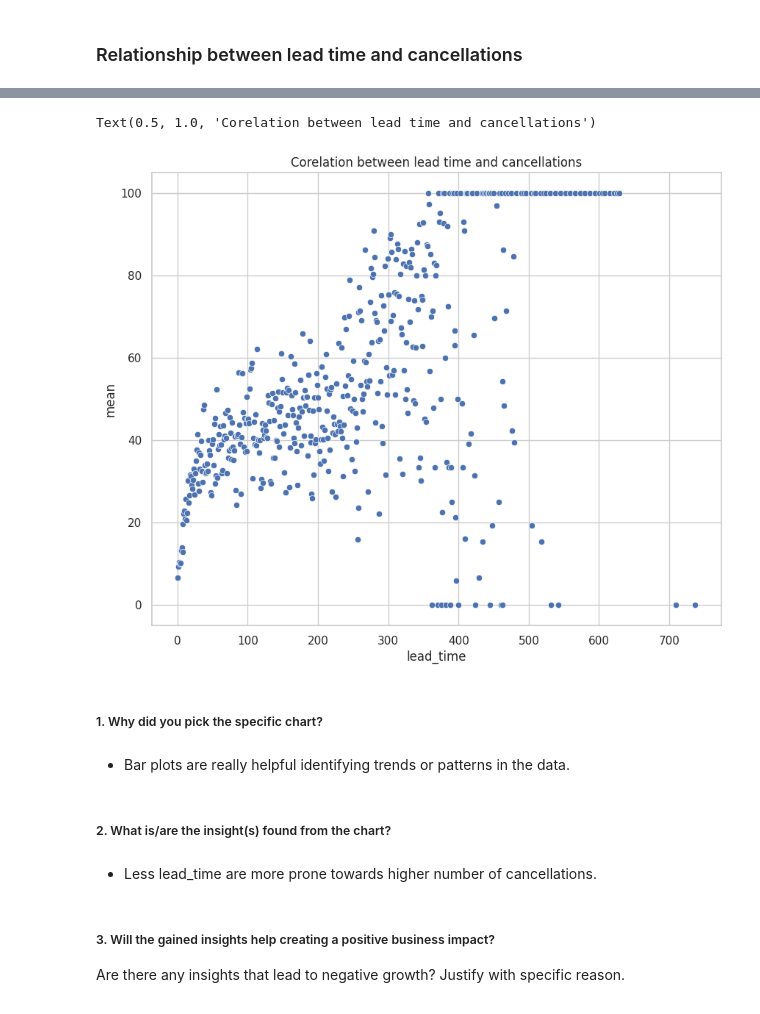
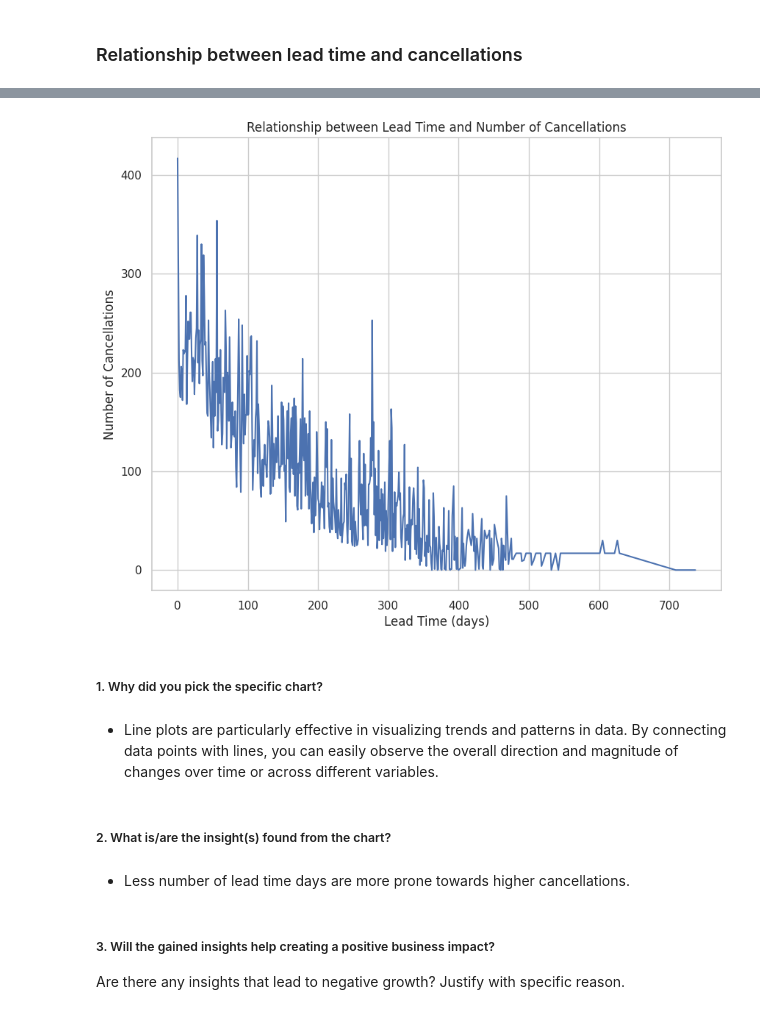
Before and after one commit to amoghsawant17/EDA_Project_Amogh, a Jupyter notebook: EDA_Hotel_Booking_Analysis.ipynb, the cells around one changed output, grey strips where cells are left out. Cells and saved outputs as stored; diff of their text form; code cells hidden in the pictures.

```diff
--- a/EDA_Hotel_Booking_Analysis.ipynb
+++ b/EDA_Hotel_Booking_Analysis.ipynb
@@ -815,19 +804,22 @@ Text(0.5, 1.0, 'Relationship between lead time and cancellations')
-# %%
-# Corelation between 'lead_time' & Cancellations
-a = df_new.groupby("lead_time")['is_canceled'].describe()
-sns.scatterplot(x=a.index, y=a["mean"] * 100)
-plt.title('Corelation between lead time and cancellations')
-# %% [output]
-Text(0.5, 1.0, 'Corelation between lead time and cancellations')
-[figure, removed]
+# %%
+# Relationship between lead time and cancellations
+cancellations = df_new[df_new['is_canceled'].isin([0, 1])]
+cancellations_count = cancellations.groupby('lead_time')['is_canceled'].sum().reset_index(name='cancellations')
+plt.plot(cancellations_count['lead_time'], cancellations_count['cancellations'])
+plt.xlabel('Lead Time (days)')
+plt.ylabel('Number of Cancellations')
+plt.title('Relationship between Lead Time and Number of Cancellations')
+plt.show()
+# %% [output]
+[figure, added]
 # %% [markdown]
 ##### 1. Why did you pick the specific chart?
-# %% [markdown]
-- Bar plots are really helpful identifying trends or patterns in the data.
+# %% [markdown]
+ - Line plots are particularly effective in visualizing trends and patterns in data. By connecting data points with lines, you can easily observe the overall direction and magnitude of changes over time or across different variables.
 # %% [markdown]
 ##### 2. What is/are the insight(s) found from the chart?
 # %% [markdown]
-- Less lead_time are more prone towards higher number of cancellations.
+- Less number of lead time days are more prone towards higher cancellations.
 # %% [markdown]
 ##### 3. Will the gained insights help creating a positive business impact?
 Are there any insights that lead to negative growth? Justify with specific reason.
```
Also changed, not shown: parts of 17 cells of this notebook.
